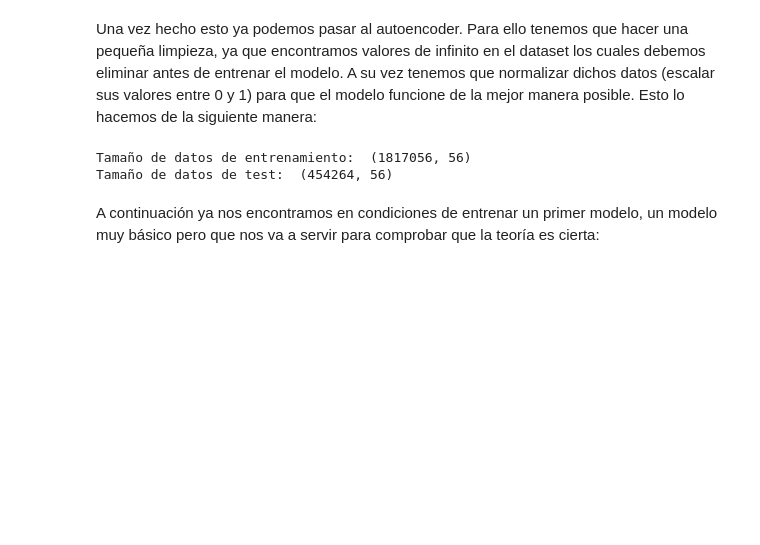
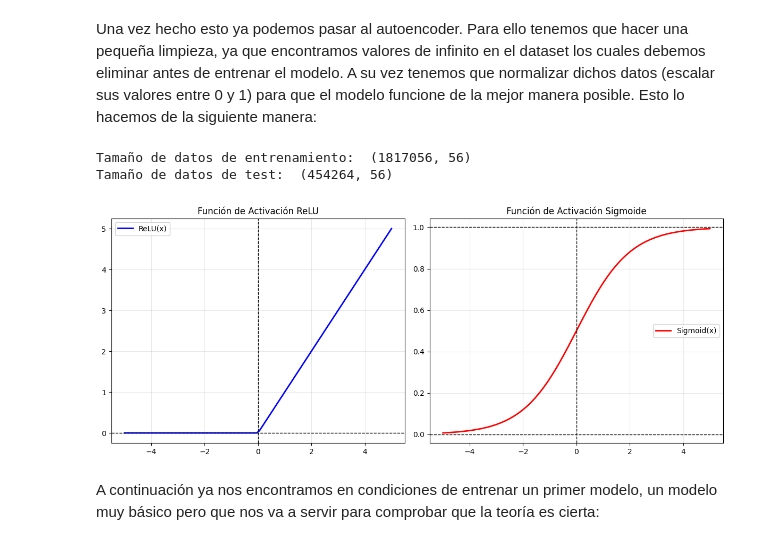
Before and after one commit to rnoguer22/AnomaliasTFG, a Jupyter notebook: code/anomalias.ipynb, the cells around one changed output. Cells and saved outputs as stored; diff of their text form; code cells hidden in the pictures; blank space fills up the shorter version.

```diff
--- a/code/anomalias.ipynb
+++ b/code/anomalias.ipynb
@@ -263,6 +264,45 @@ print('Tamaño de datos de test: ', X_test_scaled.shape)
 # %% [output]
 Tamaño de datos de entrenamiento:  (1817056, 56)
 Tamaño de datos de test:  (454264, 56)
+# %%
+def relu(x):
+    return np.maximum(0, x)
+
+def sigmoid(x):
+    return 1 / (1 + np.exp(-x))
+
+# Generar datos
+x = np.linspace(-5, 5, 100)
+y_relu = relu(x)
+y_sigmoid = sigmoid(x)
+
+# Configuración visual
+plt.figure(figsize=(12, 5))
+
+# Gráfico ReLU
+plt.subplot(1, 2, 1)
+plt.plot(x, y_relu, label='ReLU(x)', color='blue', lw=2)
+plt.axhline(0, color='black', lw=1, ls='--')
+plt.axvline(0, color='black', lw=1, ls='--')
+plt.title('Función de Activación ReLU')
+plt.grid(alpha=0.3)
+plt.legend()
+
+# Gráfico Sigmoide
+plt.subplot(1, 2, 2)
+plt.plot(x, y_sigmoid, label='Sigmoid(x)', color='red', lw=2)
+plt.axhline(0, color='black', lw=1, ls='--')
+plt.axhline(1, color='black', lw=1, ls='--')
+plt.axvline(0, color='black', lw=1, ls='--')
+plt.title('Función de Activación Sigmoide')
+plt.grid(alpha=0.3)
+plt.legend()
+
+plt.tight_layout()
+# plt.savefig('../img/code/relu_sigmoid.png')
+plt.show()
+# %% [output]
+[figure, added]
 # %% [markdown]
 A continuación ya nos encontramos en condiciones de entrenar un primer modelo, un modelo muy básico pero que nos va a servir para comprobar que la teoría es cierta:
 # %%
```
Also changed, not shown: parts of 6 cells of this notebook, 11 other files.
